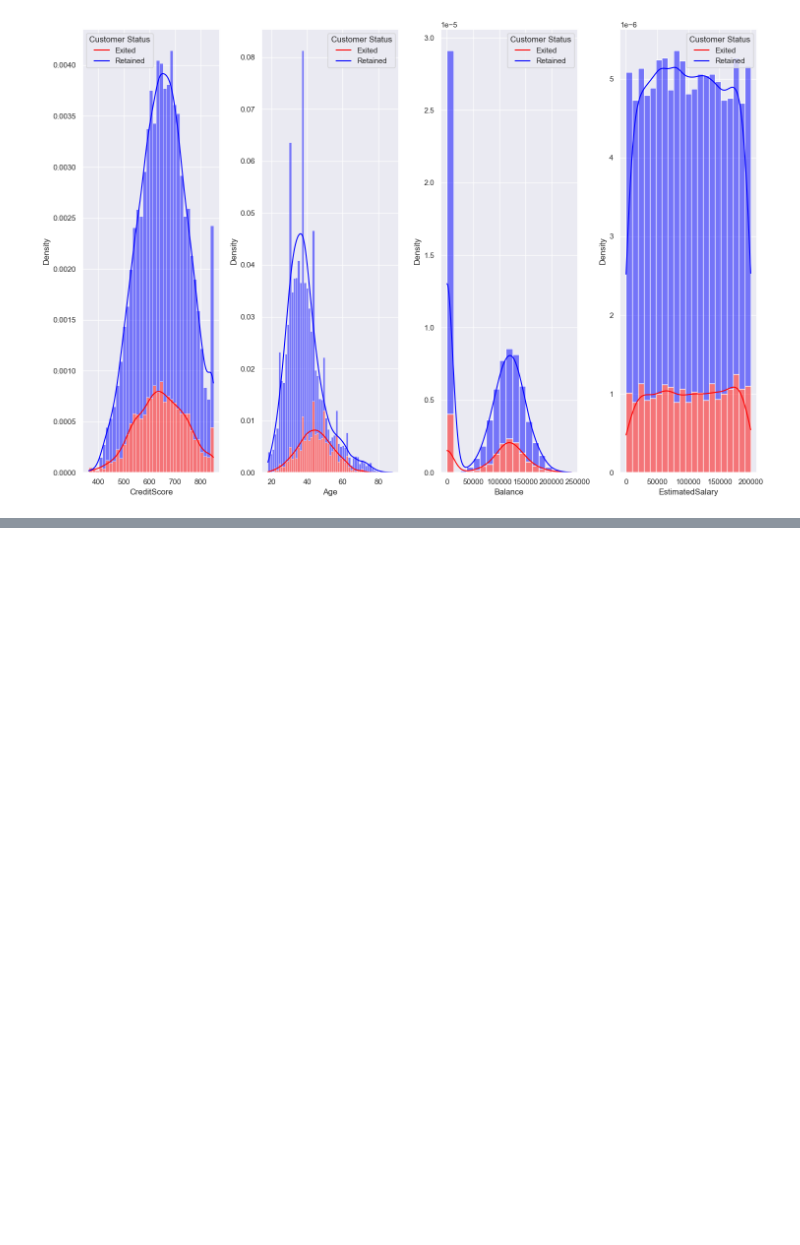
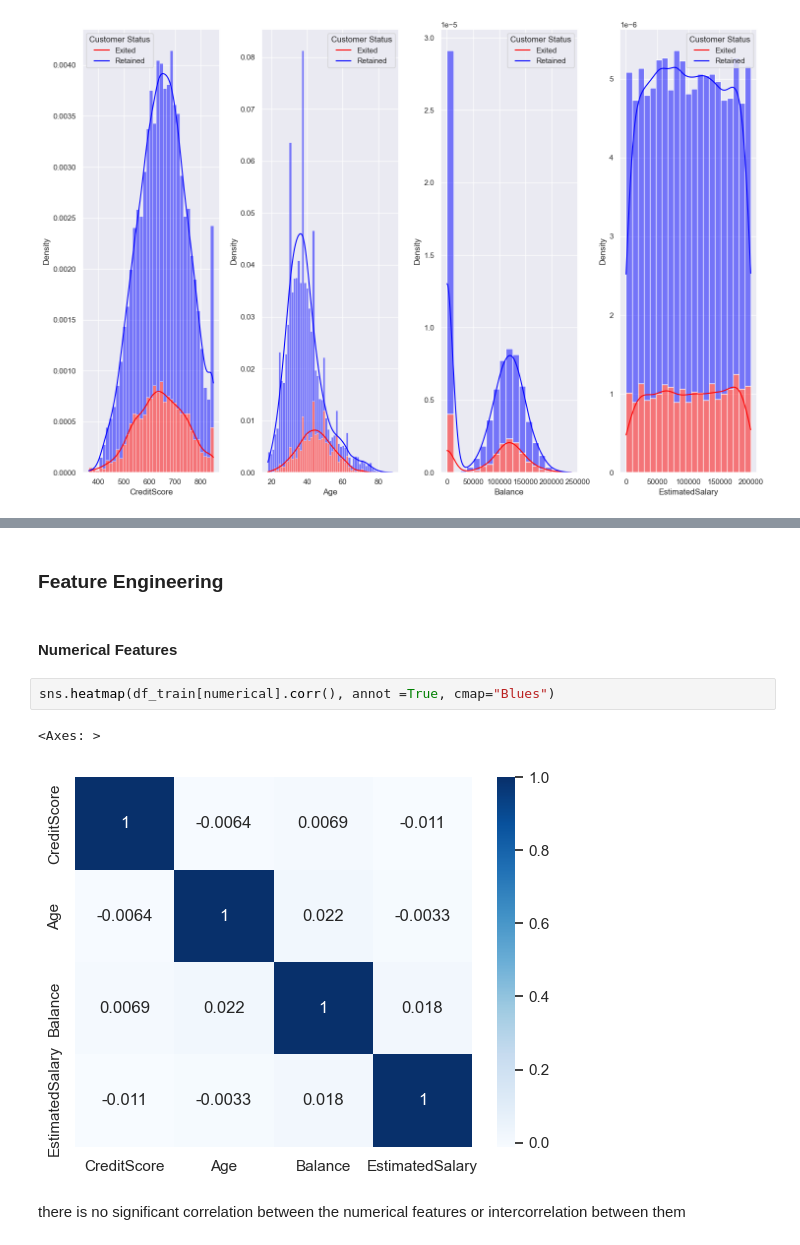
Before and after one commit to aakmalf/projects, a Jupyter notebook: churn-bank/notebooks/data.ipynb, the cells around one changed output, grey strips where cells are left out. Saved outputs shown, nothing was run; the diff lists cells and outputs as text; blank space fills up the shorter version.

```diff
--- a/churn-bank/notebooks/data.ipynb
+++ b/churn-bank/notebooks/data.ipynb
@@ -166,0 +189,11 @@ for i in range (len(categorical)):
+# %% [markdown]
+### Feature Engineering
+# %% [markdown]
+#### Numerical Features
+# %%
+sns.heatmap(df_train[numerical].corr(), annot =True, cmap="Blues")
+# %% [output]
+<Axes: >
+[figure, added]
+# %% [markdown]
+there is no significant correlation between the numerical features or intercorrelation between them
```
Also changed, not shown: parts of 43 cells of this notebook.
